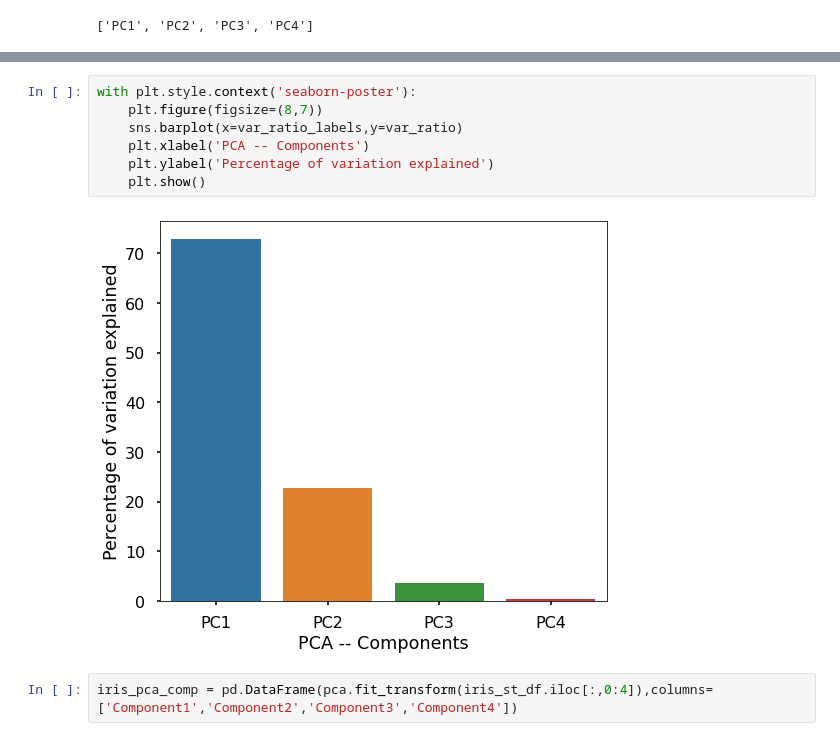
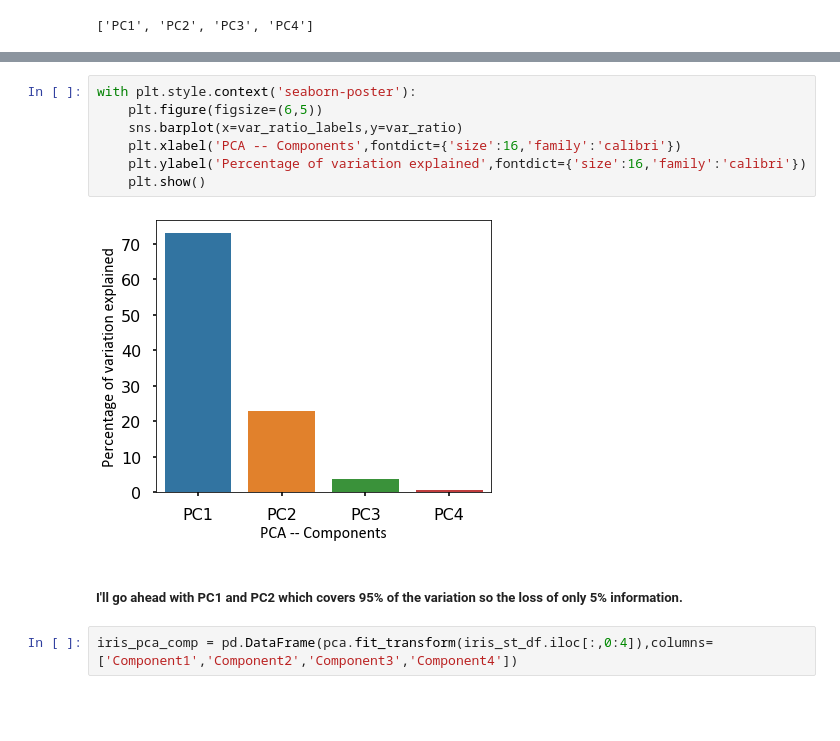
Before and after one commit to raj-shr-git/AAIC_Practice, a Jupyter notebook: VIDEO_PRACTICE/MODULE-1/M2_PCA.ipynb, the cells around one changed output, grey strips where cells are left out. Cells and saved outputs as stored; diff of their text form; blank space fills up the shorter version.

```diff
--- a/VIDEO_PRACTICE/MODULE-1/M2_PCA.ipynb
+++ b/VIDEO_PRACTICE/MODULE-1/M2_PCA.ipynb
@@ -218,12 +132,14 @@ plt.style.available
 # %%
 with plt.style.context('seaborn-poster'):
-    plt.figure(figsize=(8,7))
+    plt.figure(figsize=(6,5))
     sns.barplot(x=var_ratio_labels,y=var_ratio)
-    plt.xlabel('PCA -- Components')
-    plt.ylabel('Percentage of variation explained')
+    plt.xlabel('PCA -- Components',fontdict={'size':16,'family':'calibri'})
+    plt.ylabel('Percentage of variation explained',fontdict={'size':16,'family':'calibri'})
     plt.show()
 # %% [output]
-[figure, old version]
+[figure, new version]
+# %% [markdown]
+##### **I'll go ahead with PC1 and PC2 which covers 95% of the variation so the loss of only 5% information.**
 # %%
 iris_pca_comp = pd.DataFrame(pca.fit_transform(iris_st_df.iloc[:,0:4]),columns=['Component1','Component2','Component3','Component4'])
 # %%
```
Also changed, not shown: parts of 39 cells of this notebook.
